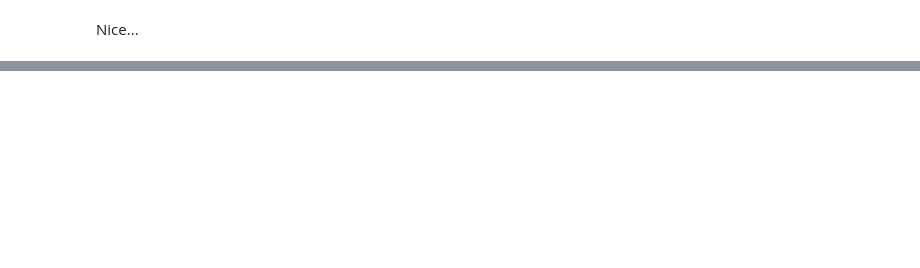
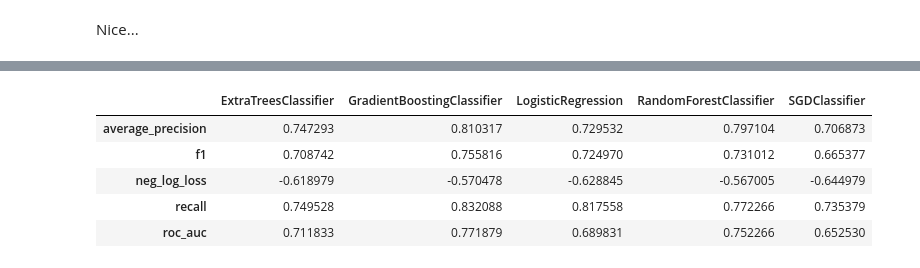
Before and after one commit to kurtrm/predicting_equipment_failure, a Jupyter notebook: notebooks/Untitled.ipynb, the cells around one changed output, grey strips where cells are left out. Saved outputs shown, nothing was run; the diff lists cells and outputs as text; code cells hidden in the pictures; blank space fills up the shorter version.

```diff
--- a/notebooks/Untitled.ipynb
+++ b/notebooks/Untitled.ipynb
@@ -478,0 +470,40 @@ array=[-84.3380797 -84.458409  -84.4947076 -84.6135497 -84.2825425 -84.5764437
+# %%
+ocean_pipe = make_pipeline(CurrentMakeDummies(['Manufacturer',
+                                               'MilesFromOcean',
+                                               'Repairs',
+                                               'Overloads',
+                                               'AssetType']),
+                     ChangeTypes(['Age', 'AssetZip'],
+                                 [lambda x: float(x.replace(',', '.')),
+                                  custom_zip_cleaning]),
+                     Binarize(['VegMgmt',
+                               'PMLate',
+                               'WaterExposure',
+                               'MultipleConnects',
+                               'Storm']),
+                     AddressLatLong(),
+                     DropColumns(['AssetCity',
+                                  'AssetId',
+                                  'AvgRepairCost',
+                                  'AssetState',
+                                  'AssetLocation',
+                                  'locationID',
+                                  'Latitude1',
+                                  'Longitude1',
+                                  'AssetZip']))
+ocean_transformed = pipe.fit_transform(df)
+# %%
+o_train, o_test = train_test_split(ocean_transformed.drop(['Latitude', 'Longitude', 'Overloads_Below 100%',
+                                                 'Overloads_100-120%', 'Overloads_120-150%', 'Overloads_Above 150%'], axis=1), test_size=.2)
+o_X_train, o_X_test, o_y_train, o_y_test = train_test_split(o_train.drop('Status', axis=1).values,
+                                                    o_train['Status'].values, test_size=.2)
+# %%
+model_reflist = [LogisticRegression,
+                 SGDClassifier,
+                 RandomForestClassifier,
+                 ExtraTreesClassifier,
+                 ExtraTreesClassifier,
+                 GradientBoostingClassifier]
+params_list = [logreg_params, sgd_params, rfc_params, ext_params_1, ext_params_2, gbc_params]
+scores = ['average_precision', 'f1', 'roc_auc', 'neg_log_loss', 'recall']
+models = grid_search_models(model_reflist, params_list, o_X_train, o_y_train)
@@ -478,0 +523,11 @@ array=[-84.3380797 -84.458409  -84.4947076 -84.6135497 -84.2825425 -84.5764437
+# %%
+o_besties = [clone(mod.best_estimator_) for mod in models]
+# %%
+make_metric_df(o_besties, o_X_train, o_y_train, metrics)
+# %% [output]
+|  | ExtraTreesClassifier | GradientBoostingClassifier | LogisticRegression | RandomForestClassifier | SGDClassifier |
+| average_precision | 0.747293 | 0.810317 | 0.729532 | 0.797104 | 0.706873 |
+| f1 | 0.708742 | 0.755816 | 0.724970 | 0.731012 | 0.665377 |
+| neg_log_loss | -0.618979 | -0.570478 | -0.628845 | -0.567005 | -0.644979 |
+| recall | 0.749528 | 0.832088 | 0.817558 | 0.772266 | 0.735379 |
+| roc_auc | 0.711833 | 0.771879 | 0.689831 | 0.752266 | 0.652530 |
```
Also changed, not shown: parts of 6 cells of this notebook.
